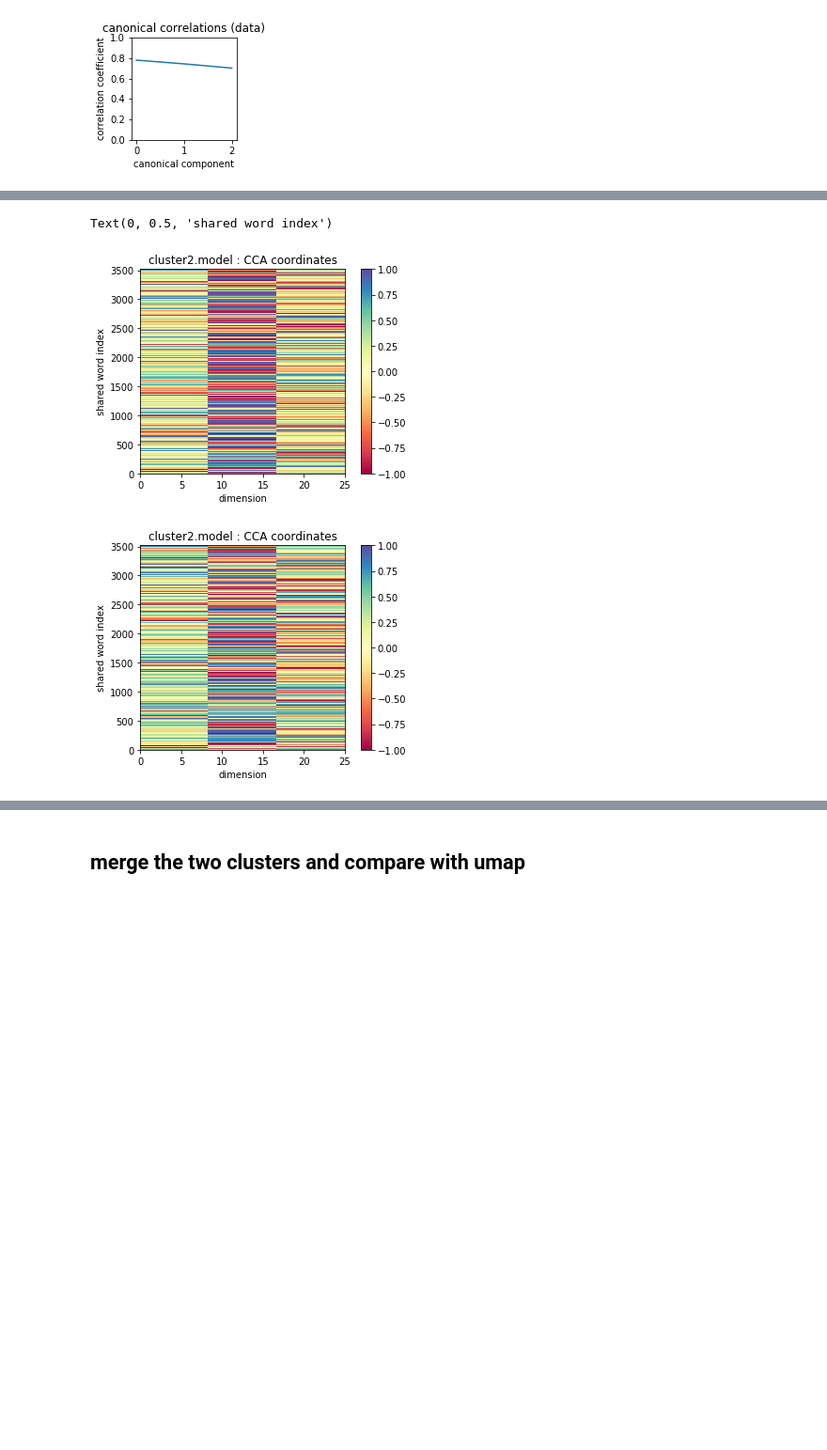
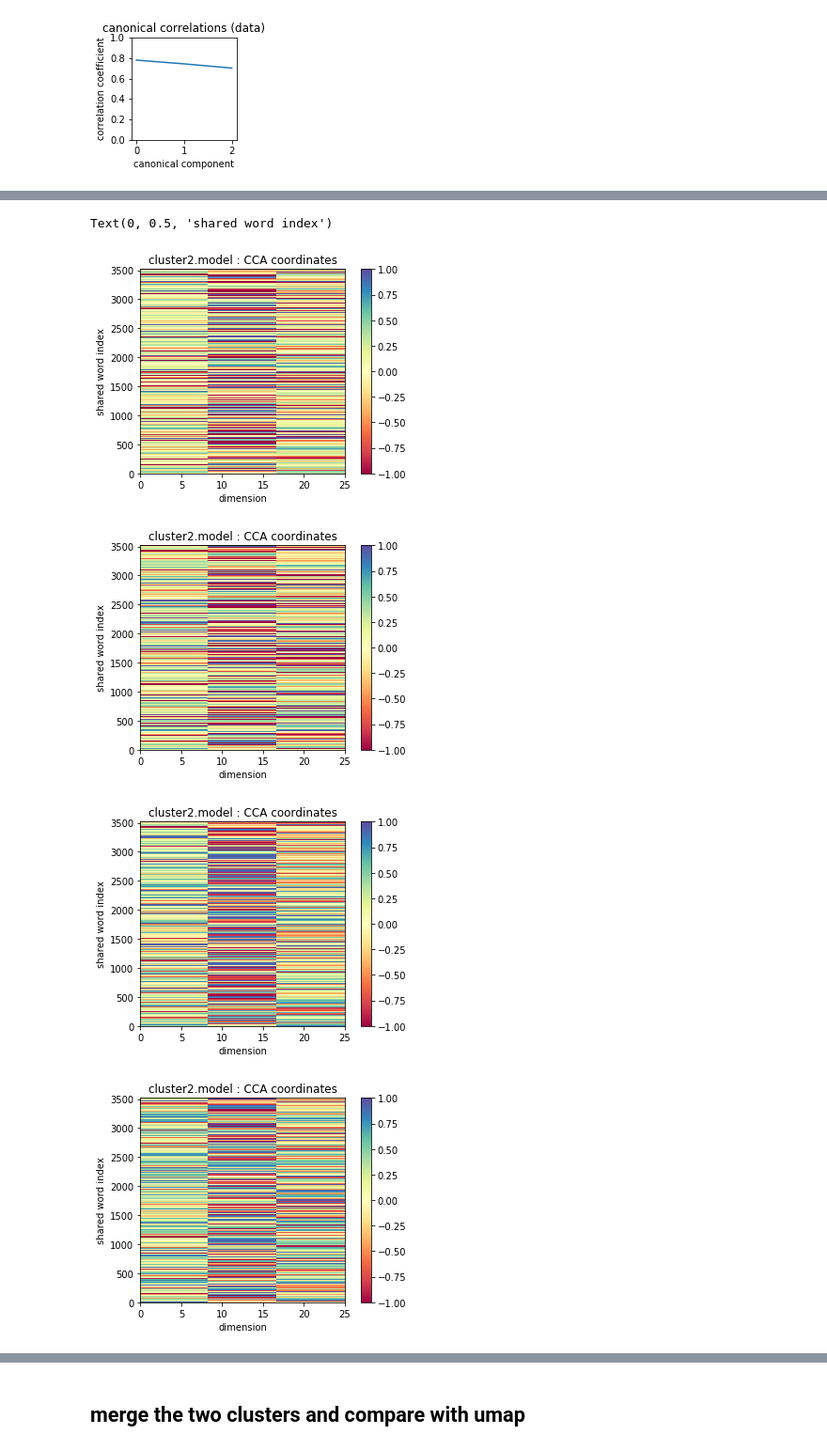
Before and after one commit to brendanchambers/attention_wildfires, a Jupyter notebook: research_dynamics/dynamics_v2/try_CCA.ipynb, the cells around one changed output, grey strips where cells are left out. Shown at 94% size. Saved outputs shown, nothing was run; the diff lists cells and outputs as text; code cells hidden in the pictures; blank space fills up the shorter version.

```diff
--- a/research_dynamics/dynamics_v2/try_CCA.ipynb
+++ b/research_dynamics/dynamics_v2/try_CCA.ipynb
@@ -208,6 +208,42 @@ Text(0.5, 0, 'canonical component')
 ### visualize the spaces after alignment
 # %%
 print(np.shape(U_c))
+
+
+
+plt.figure()
+plt.imshow(U_c,
+           origin='lower',
+           extent=[0,D,0,len(shared_vocabulary)],
+           aspect= D / len(shared_vocabulary),
+           vmin = -1,
+           vmax = 1,
+           cmap='Spectral')
+plt.colorbar()
+plt.title('{} : CCA coordinates'.format(sample_name))
+plt.xlabel('dimension')
+plt.ylabel('shared word index')
+
+plt.savefig('figures_2/w2v CCA coords {}.png'.format(1))
+plt.savefig('figures_2/w2v CCA coords {}.svg'.format(1))
+
+plt.figure()
+plt.imshow(V_c,
+           origin='lower',
+           extent=[0,D,0,len(shared_vocabulary)],
+           aspect= D / len(shared_vocabulary),
+           vmin = -1,
+           vmax = 1,
+           cmap='Spectral')
+plt.colorbar()
+plt.title('{} : CCA coordinates'.format(sample_name))
+plt.xlabel('dimension')
+plt.ylabel('shared word index')
+
+plt.savefig('figures_2/w2v CCA coords {}.png'.format(2))
+plt.savefig('figures_2/w2v CCA coords {}.pdf'.format(2))
+
+##################################################################
 
 doNorm = True
 if doNorm:
@@ -220,39 +256,41 @@ if doNorm:
 plt.figure()
 plt.imshow(U_c,
            origin='lower',
            extent=[0,D,0,len(shared_vocabulary)],
            aspect= D / len(shared_vocabulary),
            vmin = -1,
            vmax = 1,
            cmap='Spectral')
 plt.colorbar()
 plt.title('{} : CCA coordinates'.format(sample_name))
 plt.xlabel('dimension')
 plt.ylabel('shared word index')
 
-#plt.savefig('figures_2/w2v CCA coords {}.png'.format(1))
-#plt.savefig('figures_2/w2v CCA coords {}.svg'.format(1))
+#plt.savefig('figures_2/w2v CCA_norm coords {}.png'.format(1))
+#plt.savefig('figures_2/w2v CCA_norm coords {}.svg'.format(1))
 
 plt.figure()
 plt.imshow(V_c,
            origin='lower',
            extent=[0,D,0,len(shared_vocabulary)],
            aspect= D / len(shared_vocabulary),
            vmin = -1,
            vmax = 1,
            cmap='Spectral')
 plt.colorbar()
 plt.title('{} : CCA coordinates'.format(sample_name))
 plt.xlabel('dimension')
 plt.ylabel('shared word index')
 
-#plt.savefig('figures_2/w2v CCA coords {}.png'.format(2))
-#plt.savefig('figures_2/w2v CCA coords {}.pdf'.format(2))
+#plt.savefig('figures_2/w2v CCA_norm coords {}.png'.format(2))
+#plt.savefig('figures_2/w2v CCA_norm coords {}.pdf'.format(2))
 # %% [output]
 (3520, 3)
 Text(0, 0.5, 'shared word index')
-[figure, old version]
+[figure, new version]
-[figure, old version]
+[figure, new version]
+[figure, added]
+[figure, added]
 # %%
 ### find most similar and most dissimilar words
 # %%
```
Also changed, not shown: parts of 19 cells of this notebook, 27 other files.
